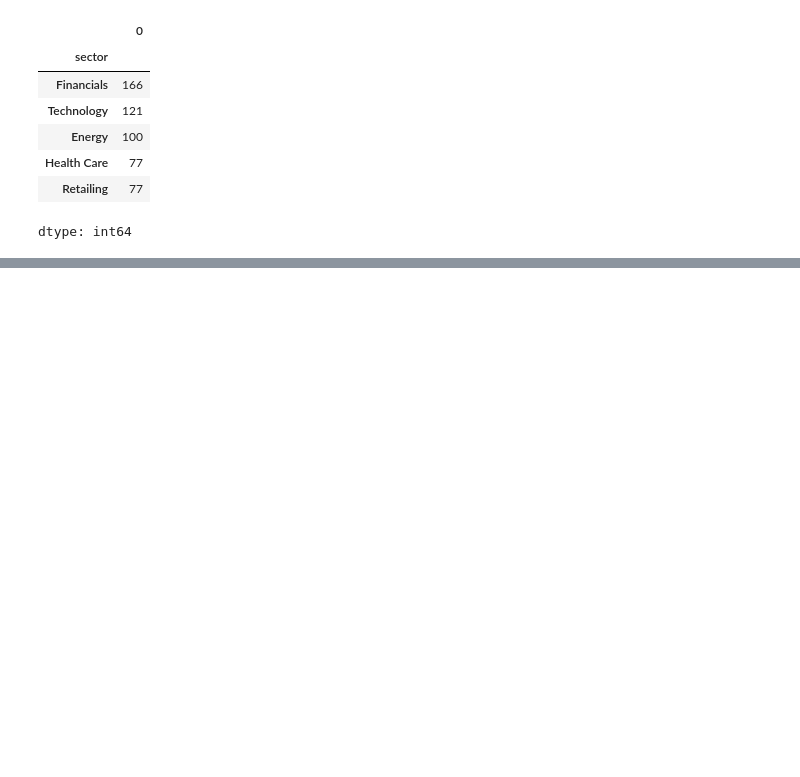
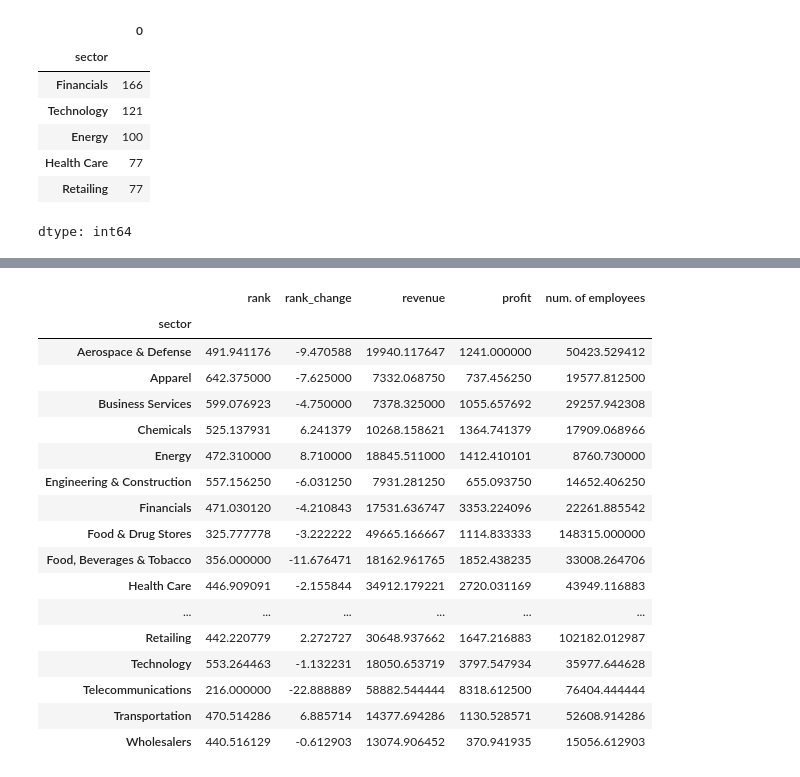
Before and after one commit to ajaykumar080286/Pandas, a Jupyter notebook: GroupBy_method.ipynb, the cells around one changed output, grey strips where cells are left out. Saved outputs shown, nothing was run; the diff lists cells and outputs as text; code cells hidden in the pictures; blank space fills up the shorter version.

```diff
--- a/GroupBy_method.ipynb
+++ b/GroupBy_method.ipynb
@@ -67,0 +165,21 @@ dtype: int64
+# %%
+sectors.mean(numeric_only=True)
+# %% [output]
+|  | rank | rank_change | revenue | profit | num. of employees |
+| sector |  |  |  |  |  |
+| Aerospace & Defense | 491.941176 | -9.470588 | 19940.117647 | 1241.000000 | 50423.529412 |
+| Apparel | 642.375000 | -7.625000 | 7332.068750 | 737.456250 | 19577.812500 |
+| Business Services | 599.076923 | -4.750000 | 7378.325000 | 1055.657692 | 29257.942308 |
+| Chemicals | 525.137931 | 6.241379 | 10268.158621 | 1364.741379 | 17909.068966 |
+| Energy | 472.310000 | 8.710000 | 18845.511000 | 1412.410101 | 8760.730000 |
+| Engineering & Construction | 557.156250 | -6.031250 | 7931.281250 | 655.093750 | 14652.406250 |
+| Financials | 471.030120 | -4.210843 | 17531.636747 | 3353.224096 | 22261.885542 |
+| Food & Drug Stores | 325.777778 | -3.222222 | 49665.166667 | 1114.833333 | 148315.000000 |
+| Food, Beverages & Tobacco | 356.000000 | -11.676471 | 18162.961765 | 1852.438235 | 33008.264706 |
+| Health Care | 446.909091 | -2.155844 | 34912.179221 | 2720.031169 | 43949.116883 |
+| ... | ... | ... | ... | ... | ... |
+| Retailing | 442.220779 | 2.272727 | 30648.937662 | 1647.216883 | 102182.012987 |
+| Technology | 553.264463 | -1.132231 | 18050.653719 | 3797.547934 | 35977.644628 |
+| Telecommunications | 216.000000 | -22.888889 | 58882.544444 | 8318.612500 | 76404.444444 |
+| Transportation | 470.514286 | 6.885714 | 14377.694286 | 1130.528571 | 52608.914286 |
+| Wholesalers | 440.516129 | -0.612903 | 13074.906452 | 370.941935 | 15056.612903 |
```
Also changed, not shown: parts of 9 cells of this notebook.
